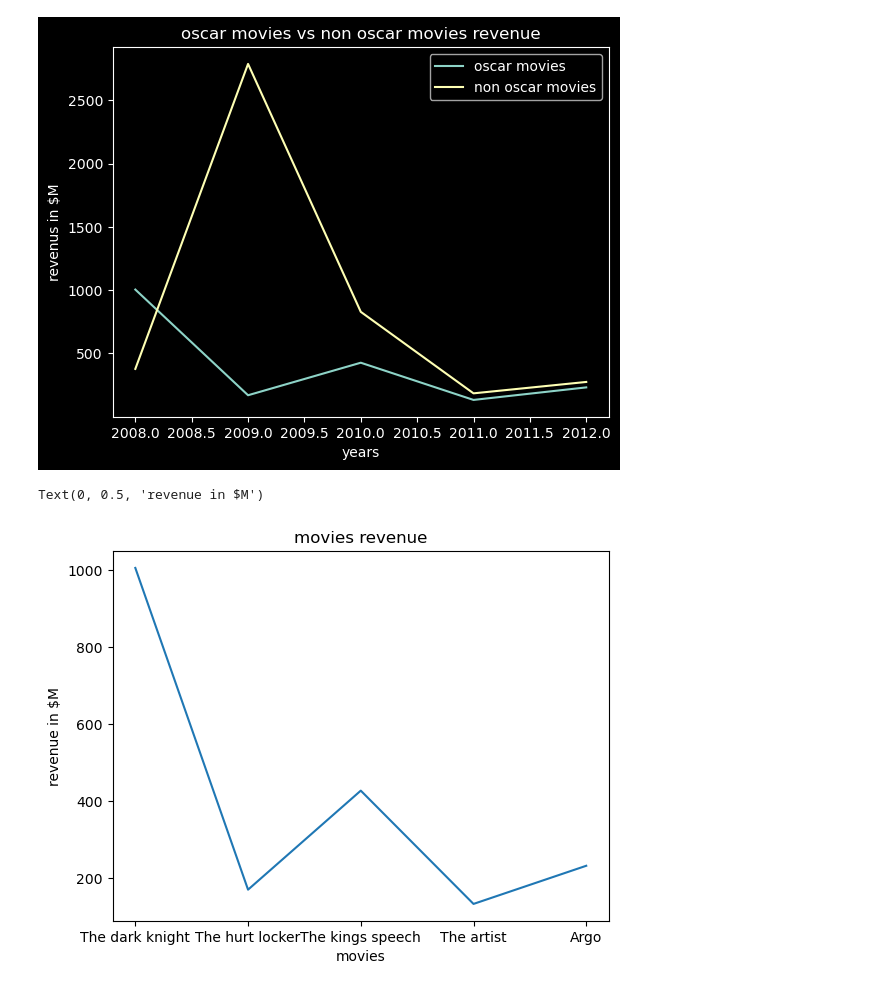
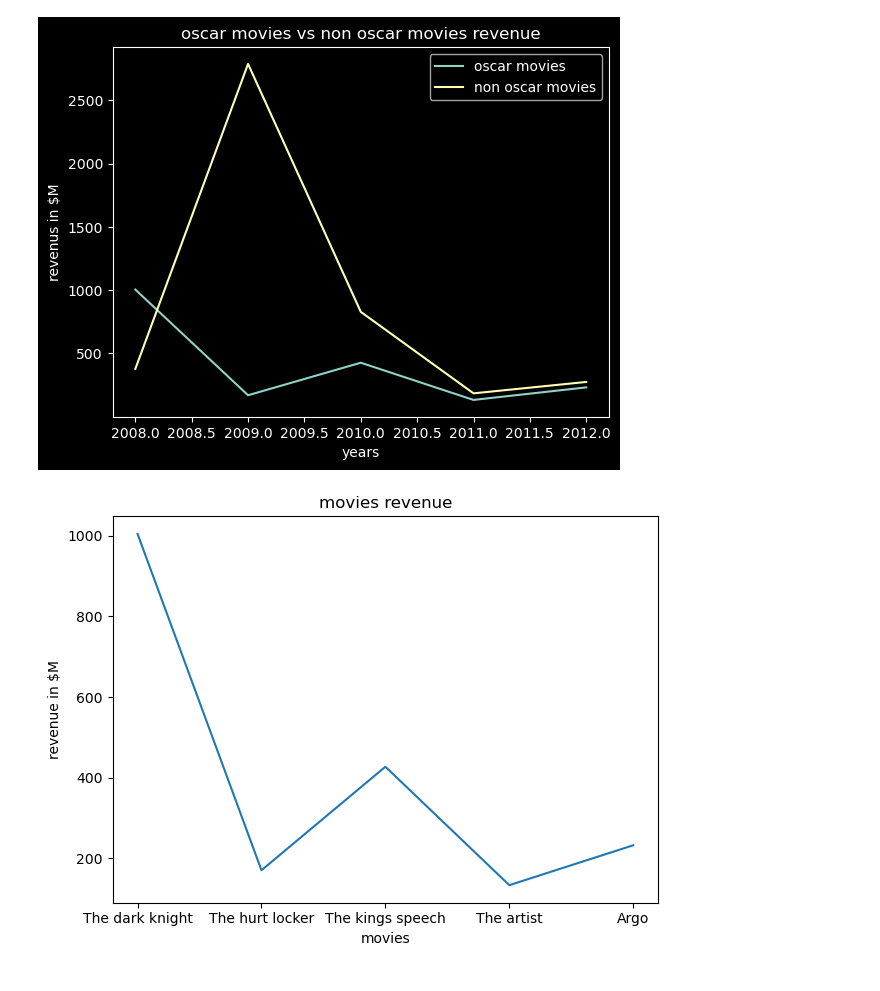
Before and after one commit to Sravankumarboini/AIML, a Jupyter notebook: DataVisualization/matplotlib.ipynb, the cells around one changed output. Saved outputs shown, nothing was run; the diff lists cells and outputs as text; code cells hidden in the pictures.

Commit message:
line plot

```diff
--- a/DataVisualization/matplotlib.ipynb
+++ b/DataVisualization/matplotlib.ipynb
@@ -78,12 +78,11 @@ plt.style.use("dark_background")
 # %%
 #movies - revenue
 
 plt.style.use("default")
 plt.plot(oscar_movie, oscar_revenue)
 plt.title("movies revenue")
 plt.xlabel("movies")
 plt.ylabel("revenue in $M")
-plt.tight_lay
+plt.tight_layout()
 # %% [output]
-Text(0, 0.5, 'revenue in $M')
-[figure, old version]
+[figure, new version]
```
